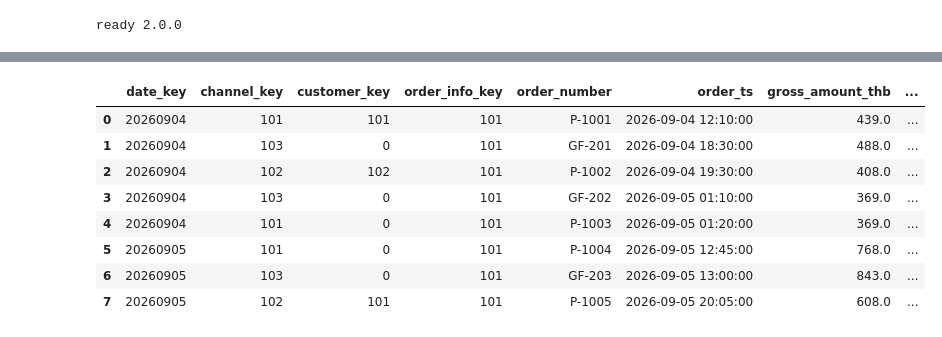
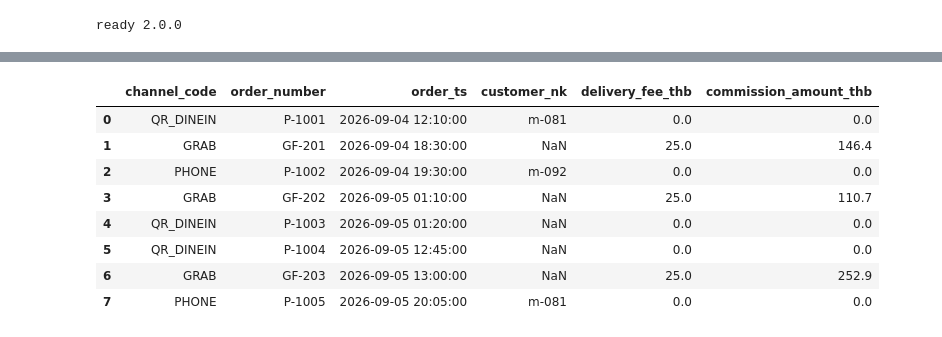
Before and after one commit to QuadrupleBeansStars/MADT-Pizza-shop, a Jupyter notebook: notebooks/warehouse_minimal.ipynb, the cells around one changed output, grey strips where cells are left out. Cells and saved outputs as stored; diff of their text form; code cells hidden in the pictures.

```diff
--- a/notebooks/warehouse_minimal.ipynb
+++ b/notebooks/warehouse_minimal.ipynb
@@ -203,72 +232,18 @@ FROM src.grab_export GROUP BY orderID
 ''')
 con.execute('''
 CREATE TABLE stg.order_line AS
-SELECT h.channel_code, i.pos_order_id AS order_number, i.line_no AS line_number, i.item_id AS menu_item_nk,
+SELECT i.pos_order_id AS order_number, i.line_no AS line_number, i.item_id AS menu_item_nk,
        i.qty AS quantity, i.unit_price AS unit_price_thb
-FROM src.pos_order_items i JOIN stg.order_header h ON h.order_number = i.pos_order_id
+FROM src.pos_order_items i
 UNION ALL
-SELECT 'GRAB', g.orderID, row_number() OVER (PARTITION BY g.orderID ORDER BY g.itemName), m.menu_item_nk, g.quantity, g.itemPrice
+SELECT g.orderID, row_number() OVER (PARTITION BY g.orderID ORDER BY g.itemName), m.menu_item_nk, g.quantity, g.itemPrice
 FROM src.grab_export g
 LEFT JOIN dw.brg_channel_menu_item m ON m.channel_key = 103 AND m.platform_item_name = g.itemName
 ''')
 con.execute('''
-CREATE TABLE stg.line_modifier AS                               -- "EXTRA_CHEESE+40;NO_CHILI+0" -> one row each
-SELECT h.channel_code, s.order_number, s.line_number, split_part(s.m, '+', 1) AS modifier_nk, 1 AS quantity,
-       CAST(split_part(s.m, '+', 2) AS DECIMAL(10, 2)) AS price_delta_thb
-FROM (SELECT pos_order_id AS order_number, line_no AS line_number, unnest(string_split(modifiers, ';')) AS m
-      FROM src.pos_order_items WHERE modifiers <> '') s
-JOIN stg.order_header h USING (order_number)
+CREATE TABLE stg.line_option AS
+SELECT pos_order_id AS order_number, line_no AS line_number, option_code, 1 AS quantity, price_delta AS price_delta_thb
+FROM src.pos_order_item_options
 ''')
-
-# the keys every order-level fact reuses  |  key ที่ fact ระดับออร์เดอร์ทุกตัวใช้ร่วมกัน
-con.execute('''
-CREATE TABLE stg.order_keys AS
-SELECT h.*, c.channel_key,
-       CAST(strftime(h.order_ts - INTERVAL 10 HOUR, '%Y%m%d') AS INT) AS date_key,      -- business-day rule, once
-       COALESCE(cu.customer_key, 0)                                  AS customer_key,  -- 0 = Not applicable, never NULL
-       101                                                           AS order_info_key
-FROM stg.order_header h
-JOIN dw.dim_channel c ON c.channel_code = h.channel_code
-LEFT JOIN dw.dim_customer cu ON cu.customer_nk = h.customer_nk
-''')
-
-# FCT_ORDER: one row per order  |  หนึ่งแถวต่อหนึ่งออร์เดอร์
-con.execute('''
-CREATE TABLE dw.fct_order AS
-WITH lt AS (SELECT order_number, SUM(quantity * unit_price_thb) AS items_thb FROM stg.order_line GROUP BY 1),
-     mt AS (SELECT order_number, SUM(quantity * price_delta_thb) AS mods_thb FROM stg.line_modifier GROUP BY 1)
-SELECT k.date_key, k.channel_key, k.customer_key, k.order_info_key, k.order_number, k.order_ts,
-       lt.items_thb + COALESCE(mt.mods_thb, 0)                           AS gross_amount_thb,
-       k.delivery_fee_thb, k.commission_amount_thb,
-       lt.items_thb + COALESCE(mt.mods_thb, 0) - k.commission_amount_thb AS net_revenue_thb
-FROM stg.order_keys k JOIN lt USING (order_number) LEFT JOIN mt USING (order_number)
-''')
-
-# FCT_ORDER_LINE: one menu item on one order, as-of SCD2 lookup  |  เมนูหนึ่งรายการในออร์เดอร์หนึ่งใบ lookup แบบ as-of
-con.execute('''
-CREATE TABLE dw.fct_order_line AS
-SELECT k.date_key, k.channel_key, k.customer_key, COALESCE(mi.menu_item_key, 1) AS menu_item_key,   -- 1 = Unknown
-       k.order_info_key, l.order_number, l.line_number,
-       l.quantity, l.unit_price_thb, l.quantity * l.unit_price_thb AS line_net_thb
-FROM stg.order_line l
-JOIN stg.order_keys k USING (order_number)
-JOIN dw.dim_date d ON d.date_key = k.date_key
-LEFT JOIN dw.dim_menu_item mi ON mi.menu_item_nk = l.menu_item_nk AND mi.row_type = 'Menu item'
-      AND d.full_date >= mi.valid_from AND d.full_date < mi.valid_to
-''')
-
-# FCT_ORDER_LINE_MODIFIER: one modifier on one order line  |  modifier หนึ่งตัวบนบรรทัดหนึ่งบรรทัด
-con.execute('''
-CREATE TABLE dw.fct_order_line_modifier AS
-SELECT l.date_key, l.channel_key, l.menu_item_key, COALESCE(md.modifier_key, 1) AS modifier_key,
-       s.order_number, s.line_number, s.quantity, s.price_delta_thb
-FROM stg.line_modifier s
-JOIN dw.fct_order_line l USING (order_number, line_number)
-LEFT JOIN dw.dim_modifier md ON md.modifier_nk = s.modifier_nk
-''')
-
-for t in ["fct_order", "fct_order_line", "fct_order_line_modifier"]:
-    n, unknown = con.execute(f"SELECT count(*), count(*) FILTER (WHERE {'menu_item_key = 1' if t != 'fct_order' else 'false'}) FROM dw.{t}").fetchone()
-    print(f"{t:26s} {n:3d} rows   parked on Unknown: {unknown}")
-q("SELECT * FROM dw.fct_order ORDER BY order_ts")
+display(q("SELECT * FROM stg.order_header ORDER BY order_ts"))
 # %% [output]
@@ -278,9 +250,9 @@ fct_order_line_modifier      4 rows   parked on Unknown: 0
-|  | date_key | channel_key | customer_key | order_info_key | order_number | order_ts | gross_amount_thb | ... |
-| 0 | 20260904 | 101 | 101 | 101 | P-1001 | 2026-09-04 12:10:00 | 439.0 | ... |
-| 1 | 20260904 | 103 | 0 | 101 | GF-201 | 2026-09-04 18:30:00 | 488.0 | ... |
-| 2 | 20260904 | 102 | 102 | 101 | P-1002 | 2026-09-04 19:30:00 | 408.0 | ... |
-| 3 | 20260904 | 103 | 0 | 101 | GF-202 | 2026-09-05 01:10:00 | 369.0 | ... |
-| 4 | 20260904 | 101 | 0 | 101 | P-1003 | 2026-09-05 01:20:00 | 369.0 | ... |
-| 5 | 20260905 | 101 | 0 | 101 | P-1004 | 2026-09-05 12:45:00 | 768.0 | ... |
-| 6 | 20260905 | 103 | 0 | 101 | GF-203 | 2026-09-05 13:00:00 | 843.0 | ... |
-| 7 | 20260905 | 102 | 101 | 101 | P-1005 | 2026-09-05 20:05:00 | 608.0 | ... |
+|  | channel_code | order_number | order_ts | customer_nk | delivery_fee_thb | commission_amount_thb |
+| 0 | QR_DINEIN | P-1001 | 2026-09-04 12:10:00 | m-081 | 0.0 | 0.0 |
+| 1 | GRAB | GF-201 | 2026-09-04 18:30:00 | NaN | 25.0 | 146.4 |
+| 2 | PHONE | P-1002 | 2026-09-04 19:30:00 | m-092 | 0.0 | 0.0 |
+| 3 | GRAB | GF-202 | 2026-09-05 01:10:00 | NaN | 25.0 | 110.7 |
+| 4 | QR_DINEIN | P-1003 | 2026-09-05 01:20:00 | NaN | 0.0 | 0.0 |
+| 5 | QR_DINEIN | P-1004 | 2026-09-05 12:45:00 | NaN | 0.0 | 0.0 |
+| 6 | GRAB | GF-203 | 2026-09-05 13:00:00 | NaN | 25.0 | 252.9 |
+| 7 | PHONE | P-1005 | 2026-09-05 20:05:00 | m-081 | 0.0 | 0.0 |
```
Also changed, not shown: parts of 17 cells of this notebook, 8 other files.
